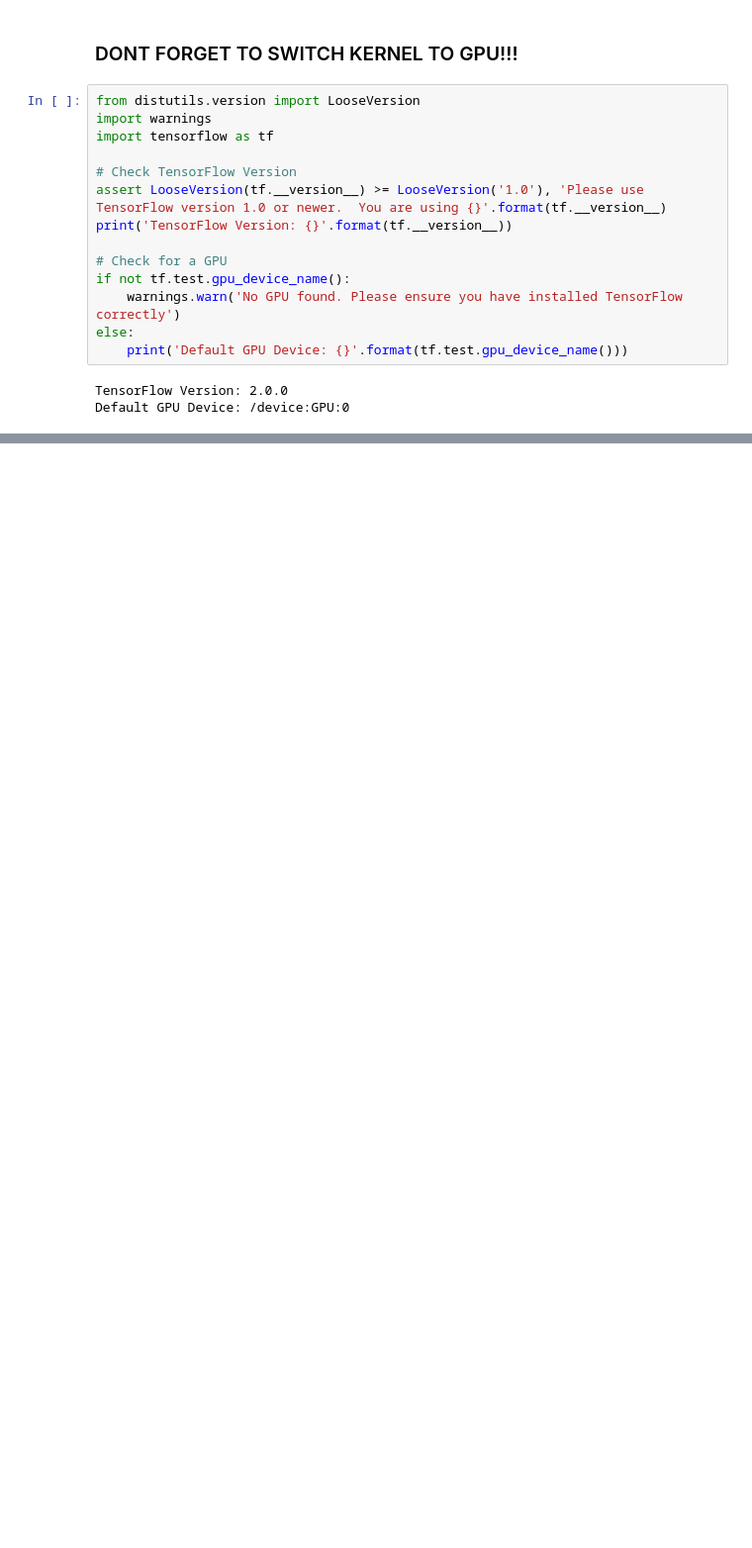
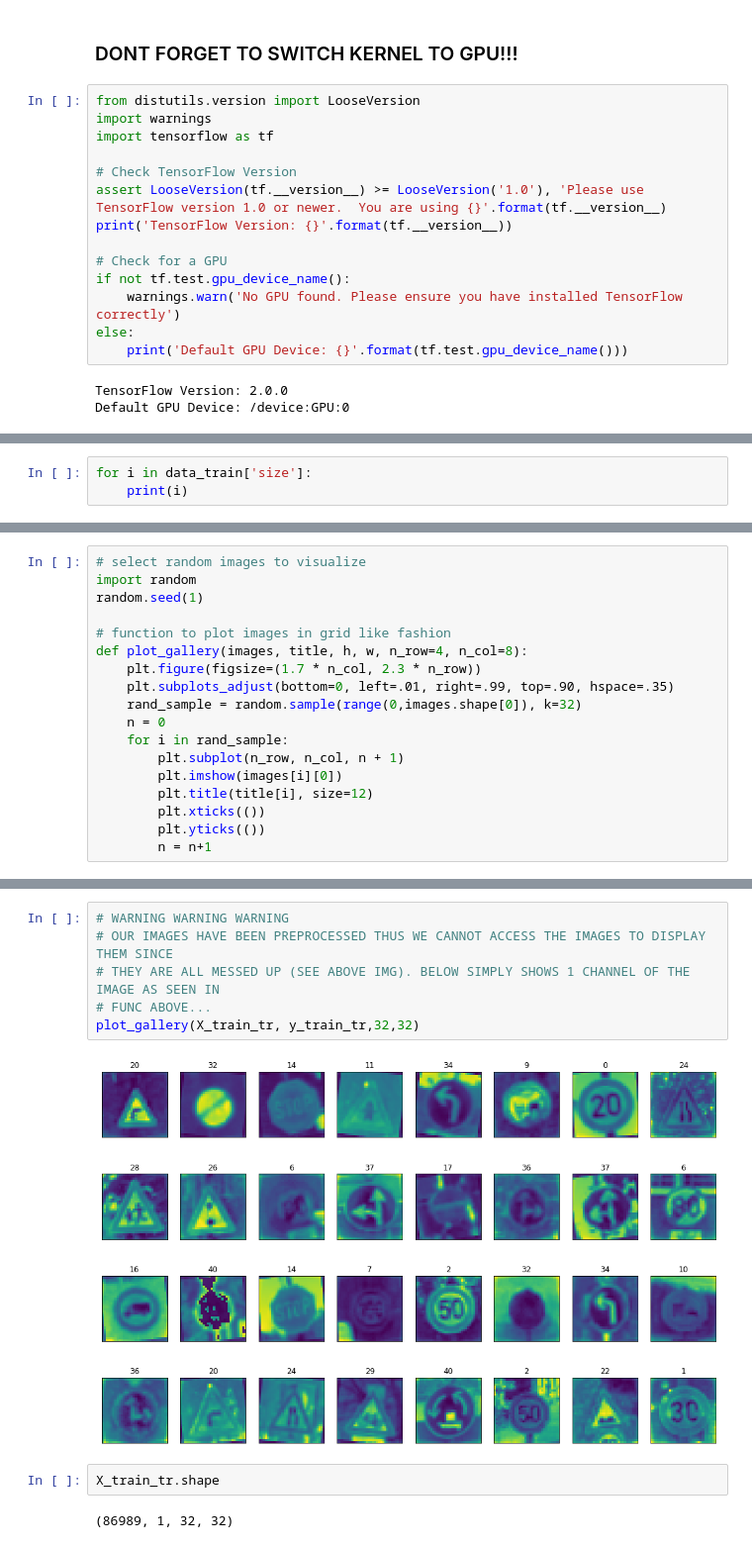
Before and after one commit to liamlows/CS5324-ML_Python, a Jupyter notebook: Lab6/Lab6-init.ipynb, the cells around one changed output, grey strips where cells are left out. Shown at 99% size. Saved outputs shown, nothing was run; the diff lists cells and outputs as text; blank space fills up the shorter version.

```diff
--- a/Lab6/Lab6-init.ipynb
+++ b/Lab6/Lab6-init.ipynb
@@ -36,0 +98,3 @@ Using TensorFlow backend.
+# %%
+for i in data_train['size']:
+    print(i)
@@ -36,0 +136,18 @@ Using TensorFlow backend.
+# %%
+# select random images to visualize
+import random
+random.seed(1)
+
+# function to plot images in grid like fashion
+def plot_gallery(images, title, h, w, n_row=4, n_col=8):
+    plt.figure(figsize=(1.7 * n_col, 2.3 * n_row))
+    plt.subplots_adjust(bottom=0, left=.01, right=.99, top=.90, hspace=.35)
+    rand_sample = random.sample(range(0,images.shape[0]), k=32)
+    n = 0
+    for i in rand_sample:
+        plt.subplot(n_row, n_col, n + 1)
+        plt.imshow(images[i][0])
+        plt.title(title[i], size=12)
+        plt.xticks(())
+        plt.yticks(())
+        n = n+1
@@ -36,0 +176,12 @@ Using TensorFlow backend.
+# %%
+# WARNING WARNING WARNING
+# OUR IMAGES HAVE BEEN PREPROCESSED THUS WE CANNOT ACCESS THE IMAGES TO DISPLAY THEM SINCE
+# THEY ARE ALL MESSED UP (SEE ABOVE IMG). BELOW SIMPLY SHOWS 1 CHANNEL OF THE IMAGE AS SEEN IN
+# FUNC ABOVE...
+plot_gallery(X_train_tr, y_train_tr,32,32)
+# %% [output]
+[figure, added]
+# %%
+X_train_tr.shape
+# %% [output]
+(86989, 1, 32, 32)
```
Also changed, not shown: parts of 25 cells of this notebook.
